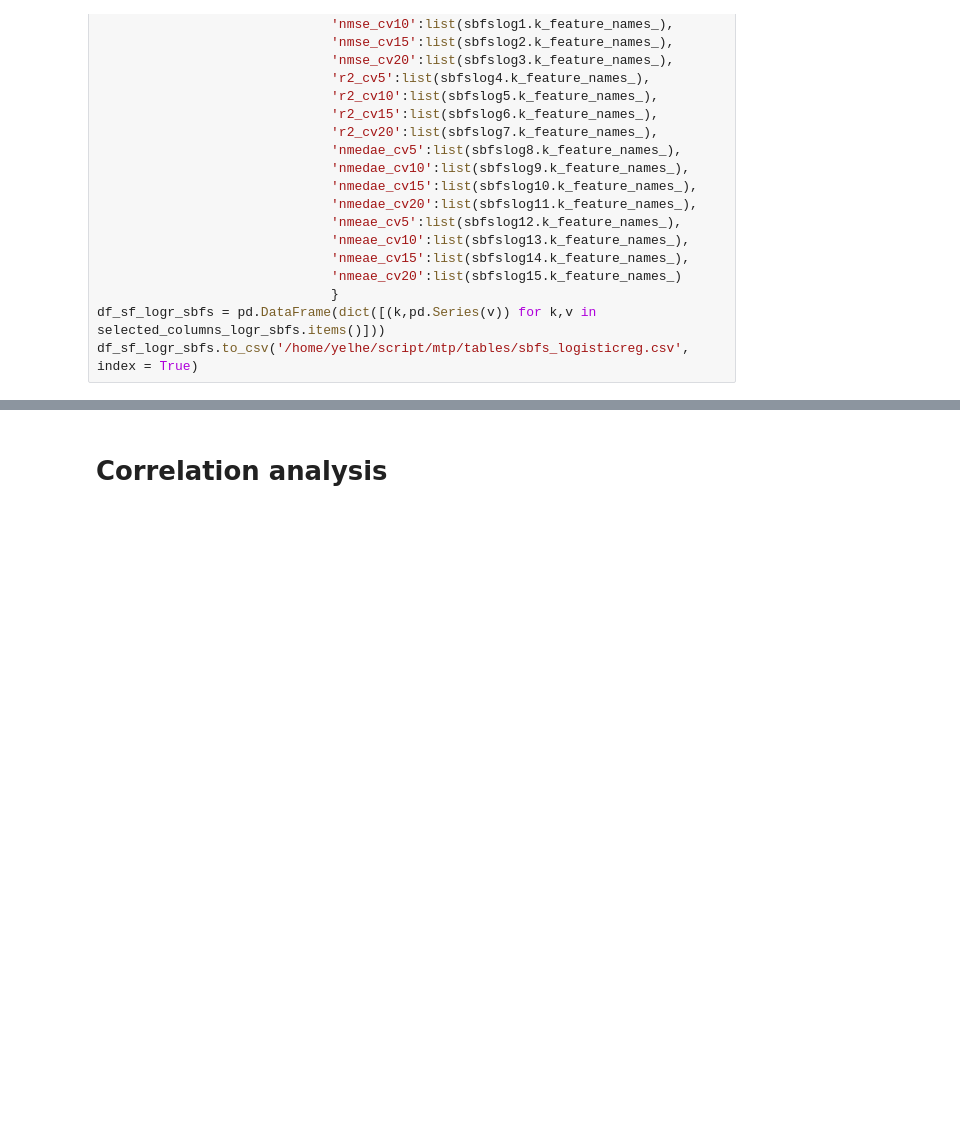
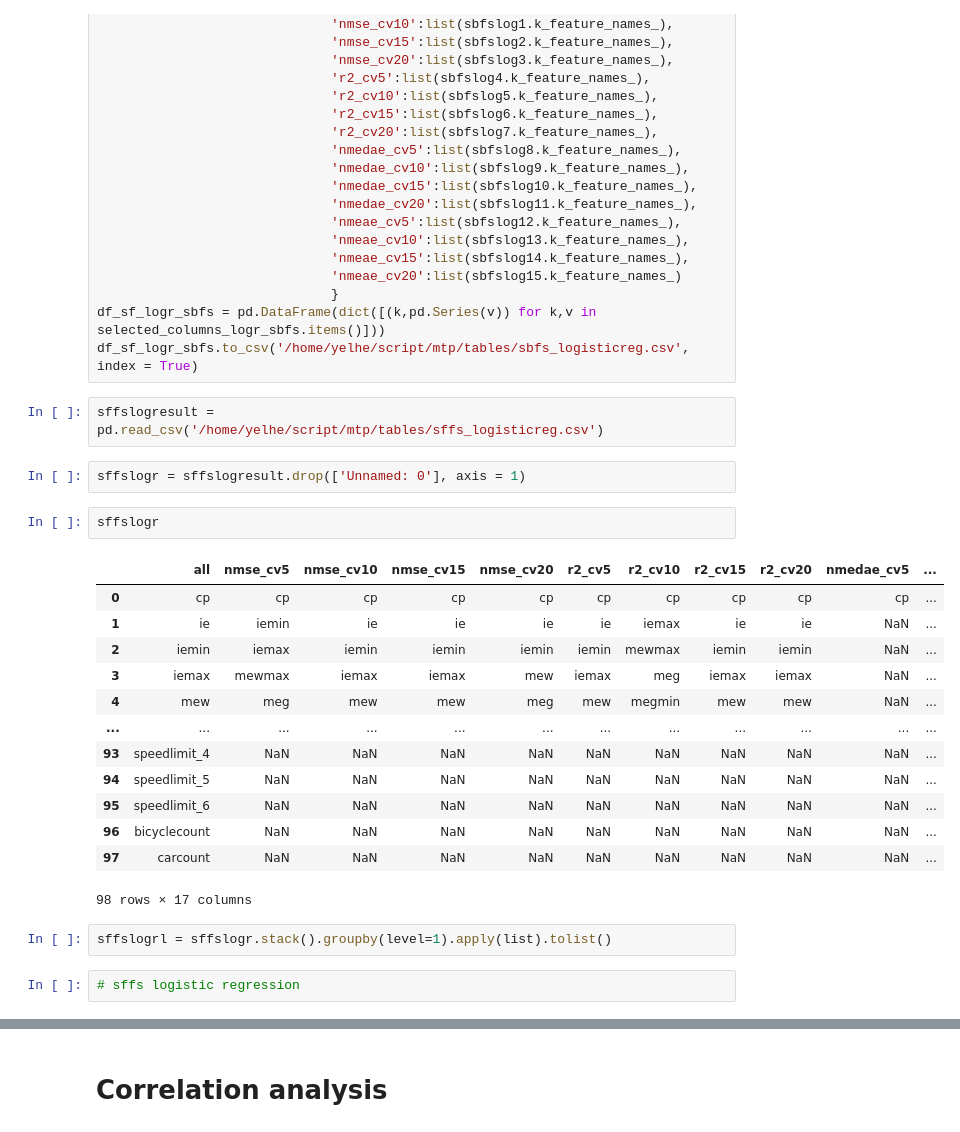
Before and after one commit to yeluH/MT_FI, a Jupyter notebook: Notebooks/0_Regression_presence_of_accident.ipynb, the cells around one changed output, grey strips where cells are left out. Drawn from its saved outputs; the diff is of its cells as text; blank space fills up the shorter version.

```diff
--- a/Notebooks/0_Regression_presence_of_accident.ipynb
+++ b/Notebooks/0_Regression_presence_of_accident.ipynb
@@ -1812,3 +1850,27 @@ selected_columns_logr_sbfs = {'all': cn,
                               }
 df_sf_logr_sbfs = pd.DataFrame(dict([(k,pd.Series(v)) for k,v in selected_columns_logr_sbfs.items()]))
 df_sf_logr_sbfs.to_csv('/home/yelhe/script/mtp/tables/sbfs_logisticreg.csv', index = True)
+# %%
+sffslogresult = pd.read_csv('/home/yelhe/script/mtp/tables/sffs_logisticreg.csv')
+# %%
+sffslogr = sffslogresult.drop(['Unnamed: 0'], axis = 1)
+# %%
+sffslogr
+# %% [output]
+|  | all | nmse_cv5 | nmse_cv10 | nmse_cv15 | nmse_cv20 | r2_cv5 | r2_cv10 | r2_cv15 | r2_cv20 | nmedae_cv5 | ... |
+| 0 | cp | cp | cp | cp | cp | cp | cp | cp | cp | cp | ... |
+| 1 | ie | iemin | ie | ie | ie | ie | iemax | ie | ie | NaN | ... |
+| 2 | iemin | iemax | iemin | iemin | iemin | iemin | mewmax | iemin | iemin | NaN | ... |
+| 3 | iemax | mewmax | iemax | iemax | mew | iemax | meg | iemax | iemax | NaN | ... |
+| 4 | mew | meg | mew | mew | meg | mew | megmin | mew | mew | NaN | ... |
+| ... | ... | ... | ... | ... | ... | ... | ... | ... | ... | ... | ... |
+| 93 | speedlimit_4 | NaN | NaN | NaN | NaN | NaN | NaN | NaN | NaN | NaN | ... |
+| 94 | speedlimit_5 | NaN | NaN | NaN | NaN | NaN | NaN | NaN | NaN | NaN | ... |
+| 95 | speedlimit_6 | NaN | NaN | NaN | NaN | NaN | NaN | NaN | NaN | NaN | ... |
+| 96 | bicyclecount | NaN | NaN | NaN | NaN | NaN | NaN | NaN | NaN | NaN | ... |
+| 97 | carcount | NaN | NaN | NaN | NaN | NaN | NaN | NaN | NaN | NaN | ... |
+98 rows × 17 columns
+# %%
+sffslogrl = sffslogr.stack().groupby(level=1).apply(list).tolist()
+# %%
+# sffs logistic regression
```
Also changed, not shown: parts of 5 cells of this notebook.
